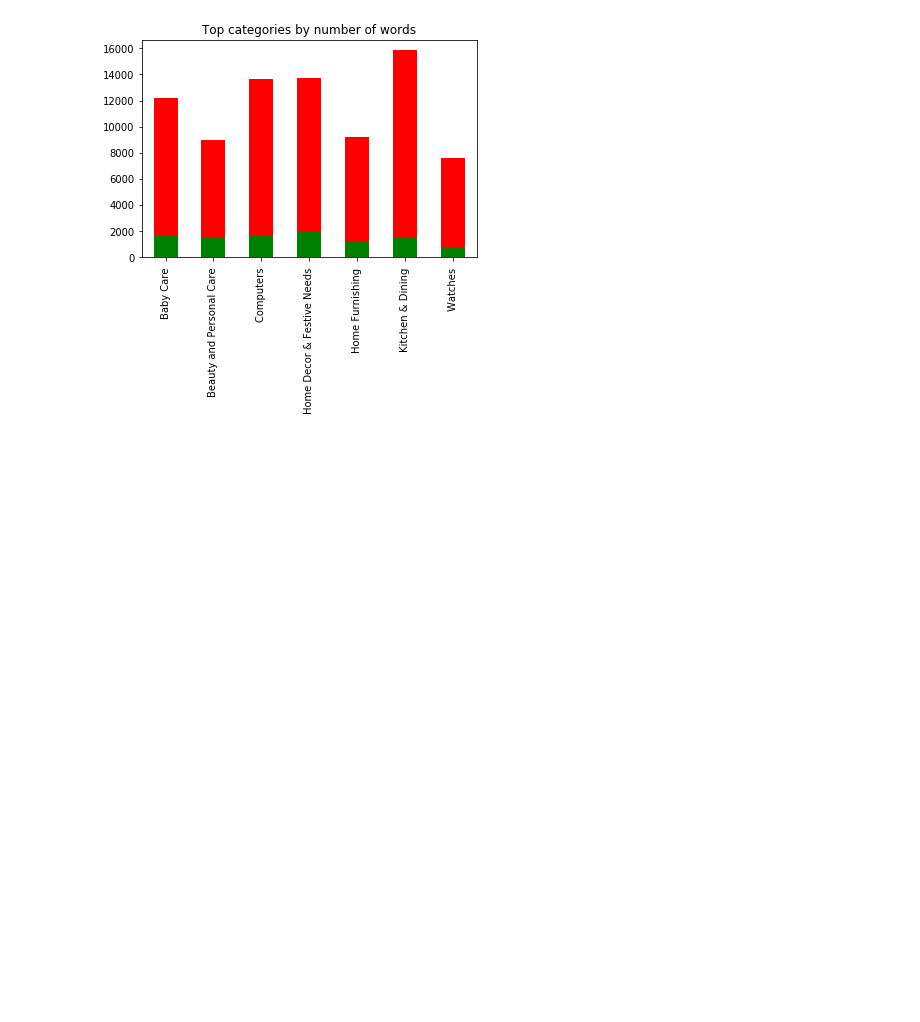
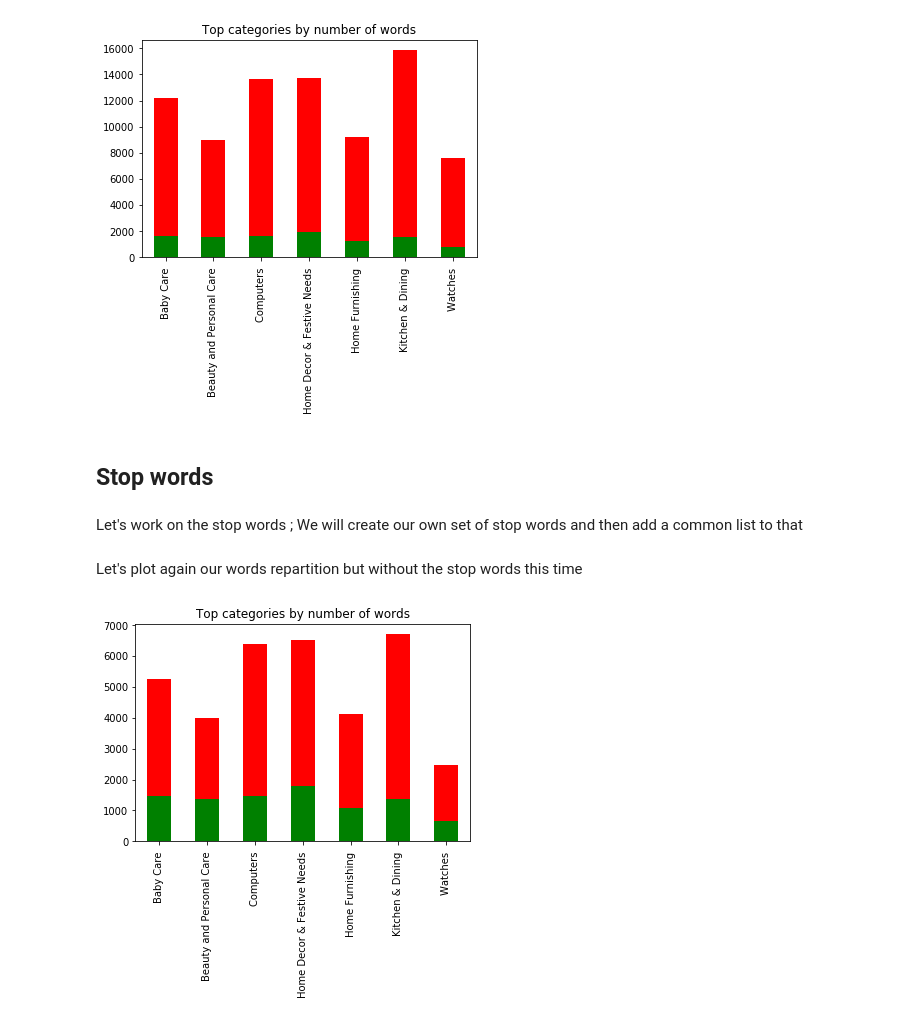
Before and after one commit to Julien-paulet/Ds_projet6, a Jupyter notebook: P6_02_notebook_analyses.ipynb, the cells around one changed output. Drawn from its saved outputs; the diff is of its cells as text; code cells hidden in the pictures; blank space fills up the shorter version.

```diff
--- a/P6_02_notebook_analyses.ipynb
+++ b/P6_02_notebook_analyses.ipynb
@@ -94,3 +107,46 @@ df['Unique'].plot(kind='bar', color="green", label='Unique')
 plt.show()
 # %% [output]
 [figure]
+# %% [markdown]
+## Stop words
+# %% [markdown]
+Let's work on the stop words ; We will create our own set of stop words and then add a common list to that
+# %%
+# First we get the freq of words on our dataset
+freq_totale = nltk.Counter()
+for k, v in zip(desc.keys(), desc.values()):
+    freq_totale += freq[k]
+
+# Here is our list of stop words
+most_freq = { key:value for (key,value) in freq_totale.items() if value >= 100}.keys()
+
+# Let's add the common stop words list of nltk
+sw = set()
+sw.update(most_freq)
+sw.update(tuple(nltk.corpus.stopwords.words('english')))
+# %% [markdown]
+Let's plot again our words repartition but without the stop words this time
+# %%
+tokenizer = nltk.RegexpTokenizer(r'\w+')
+
+desc = defaultdict(list)
+
+for i in data_text.index:
+    token = tokenizer.tokenize(data_text.loc[i, 'description'].lower())
+    desc[i] += [w for w in token if not w in list(sw)]
+
+stats, freq = dict(), dict()
+
+for k, v in zip(desc.keys(), desc.values()):
+    freq[k] = fq = nltk.FreqDist(v)
+    stats[k] = {'total': len(v), 'Unique': len(fq.keys())}
+
+df = pd.DataFrame.from_dict(stats, orient='index')
+
+# freq display
+df.sort_values(by='total', ascending=False)
+df['total'].plot(kind='bar', color="red", title='Top categories by number of words', label='Total')
+df['Unique'].plot(kind='bar', color="green", label='Unique')
+plt.show()
+# %% [output]
+[figure, added]
```
Also changed, not shown: parts of 12 cells of this notebook.
